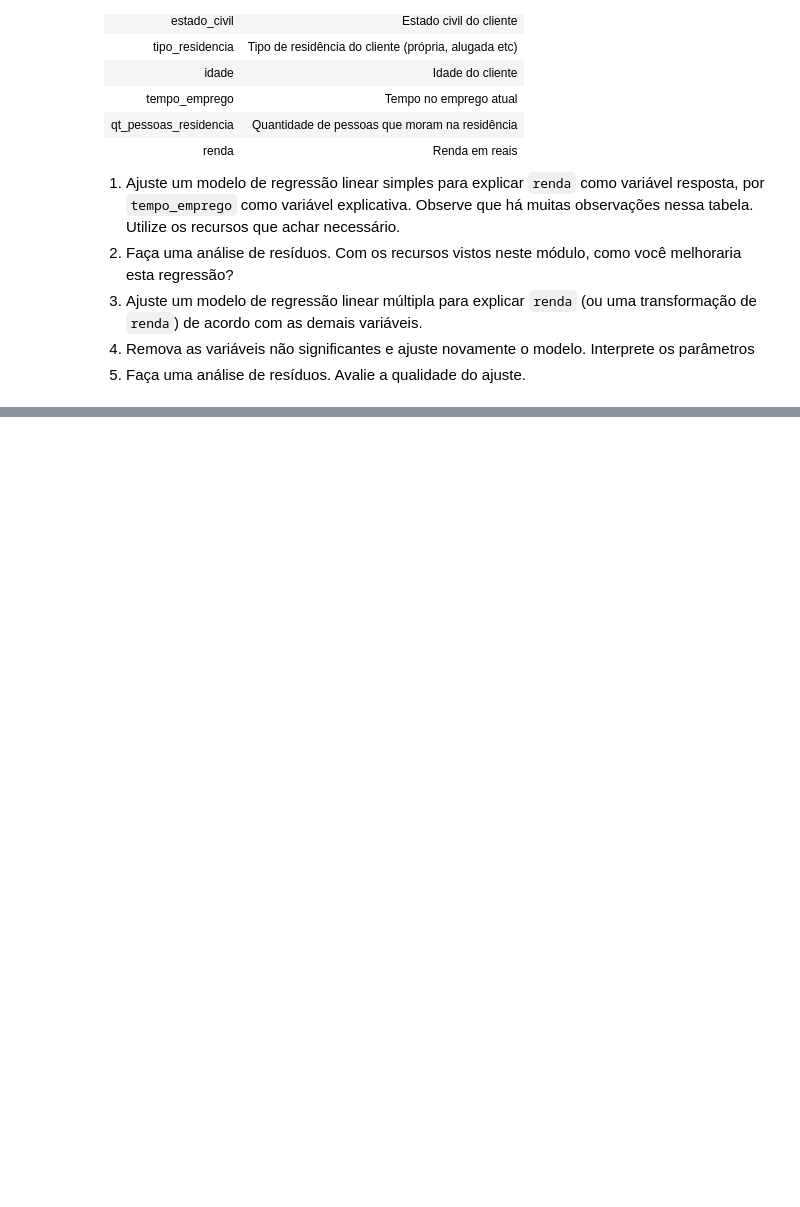
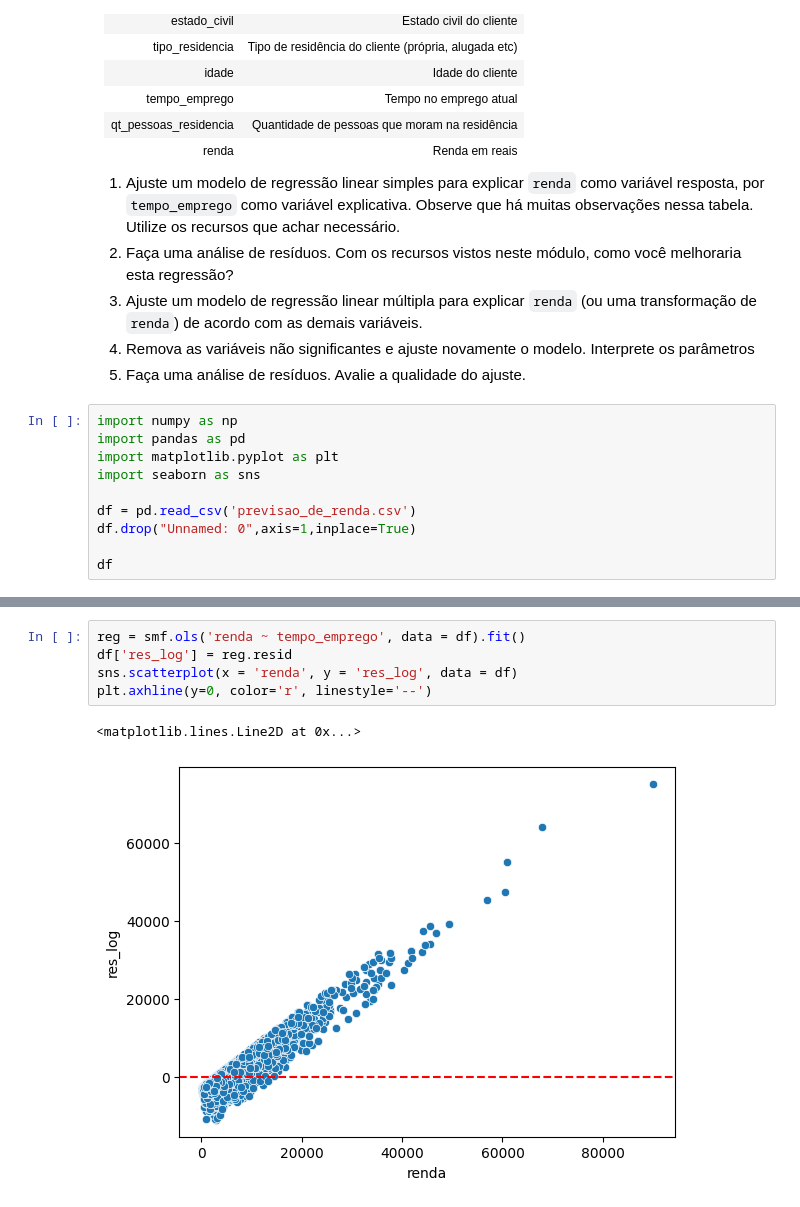
Before and after one commit to thomasgcosta/datascience-ebac, a Jupyter notebook: Tarefas/Mod12 - Tarefa 03.ipynb, the cells around one changed output, grey strips where cells are left out. Cells and saved outputs as stored; diff of their text form; blank space fills up the shorter version.

````diff
--- a/Tarefas/Mod12 - Tarefa 03.ipynb
+++ b/Tarefas/Mod12 - Tarefa 03.ipynb
@@ -171,3 +171,13 @@
 3. Ajuste um modelo de regressão linear múltipla para explicar ```renda``` (ou uma transformação de ```renda```) de acordo com as demais variáveis.
 4. Remova as variáveis não significantes e ajuste novamente o modelo. Interprete os parâmetros
 5. Faça uma análise de resíduos. Avalie a qualidade do ajuste.
+# %%
+import numpy as np
+import pandas as pd
+import matplotlib.pyplot as plt
+import seaborn as sns
+
+df = pd.read_csv('previsao_de_renda.csv')
+df.drop("Unnamed: 0",axis=1,inplace=True)
+
+df
@@ -173,0 +198,8 @@
+# %%
+reg = smf.ols('renda ~ tempo_emprego', data = df).fit()
+df['res_log'] = reg.resid
+sns.scatterplot(x = 'renda', y = 'res_log', data = df)
+plt.axhline(y=0, color='r', linestyle='--')
+# %% [output]
+<matplotlib.lines.Line2D at 0x...>
+[figure, added]
````
Also changed, not shown: parts of 1 cell of this notebook, 4 other files.
